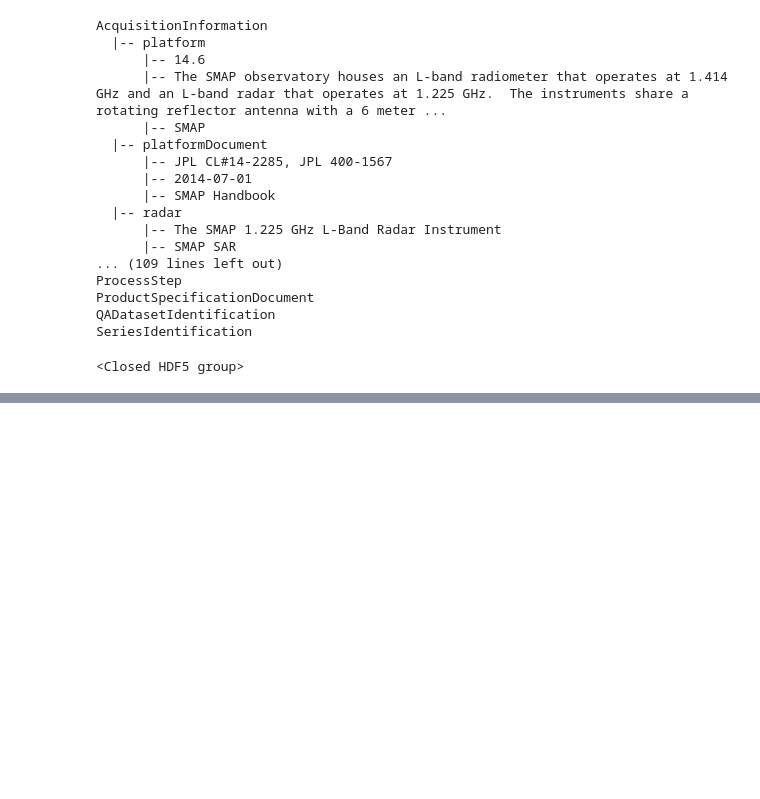
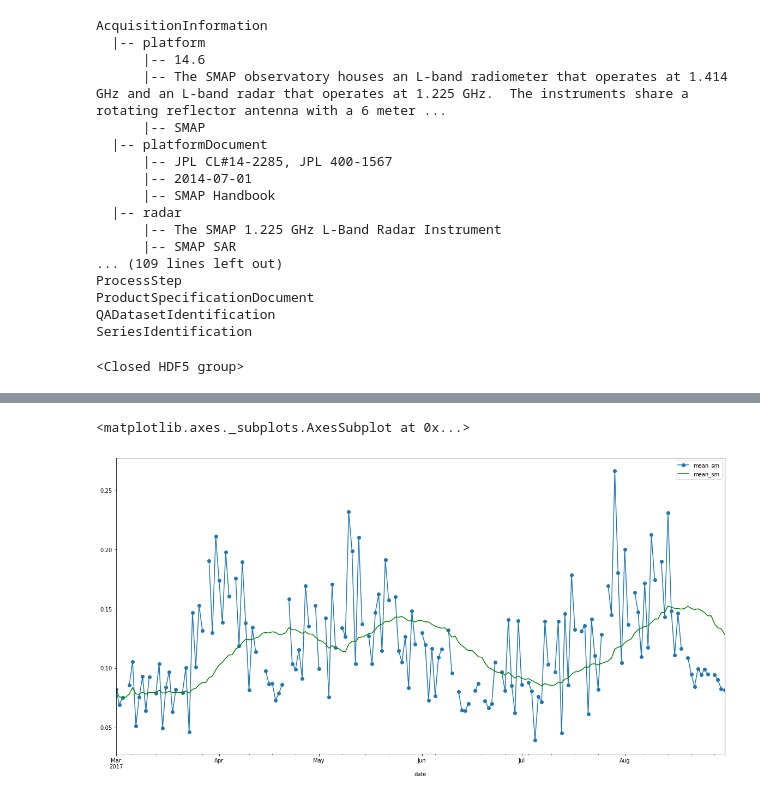
Before and after one commit to bmcandr/smap-data-vis, a Jupyter notebook: notebooks/smap-data-vis-h5py.ipynb, the cells around one changed output, grey strips where cells are left out. Saved outputs shown, nothing was run; the diff lists cells and outputs as text; code cells hidden in the pictures; blank space fills up the shorter version.

```diff
--- a/notebooks/smap-data-vis-h5py.ipynb
+++ b/notebooks/smap-data-vis-h5py.ipynb
@@ -37,7 +41,7 @@ EASE_LONS_PATH = os.path.join(EASE_GRID_DIR, 'EASE2_M36KM.lons.964x406x1.double'
 
 # store the EPSG projection code for the EASE Grid
 # that this data uses (not used in this notebook)
-EASE_EPSG = 'epsg:3410'
+EASE_CRS = 'epsg:6933'
 
 # create a path to an output directory in case
 # we want to save files at some point
@@ -46,6 +50,8 @@ OUTPUT_DIR = os.path.join(DATA_DIR, 'output')
 # check if OUTPUT_DIR exists and, if not, create it
 if not os.path.exists(OUTPUT_DIR):
     os.mkdir(OUTPUT_DIR)
+
+FIG_SIZE = (30, 10)
 # %%
 # read EASE2 lat/lons and then reshape from a 1D to 2D array matching the EASE Grid shape (EASE_SHAPE)
 EASE_SHAPE = (406, 964)
@@ -186,0 +319,10 @@ vegetation_water_content_pm
+# %%
+fig, ax = plt.subplots(figsize=(20, 10))
+
+mean_df.plot(marker='o', ax=ax)
+
+weekly_mean = mean_df.rolling(window='30d', axis=0).mean()
+weekly_mean.plot(color='green', ax=ax)
+# %% [output]
+<matplotlib.axes._subplots.AxesSubplot at 0x...>
+[figure, added]
```
Also changed, not shown: parts of 20 cells of this notebook.
